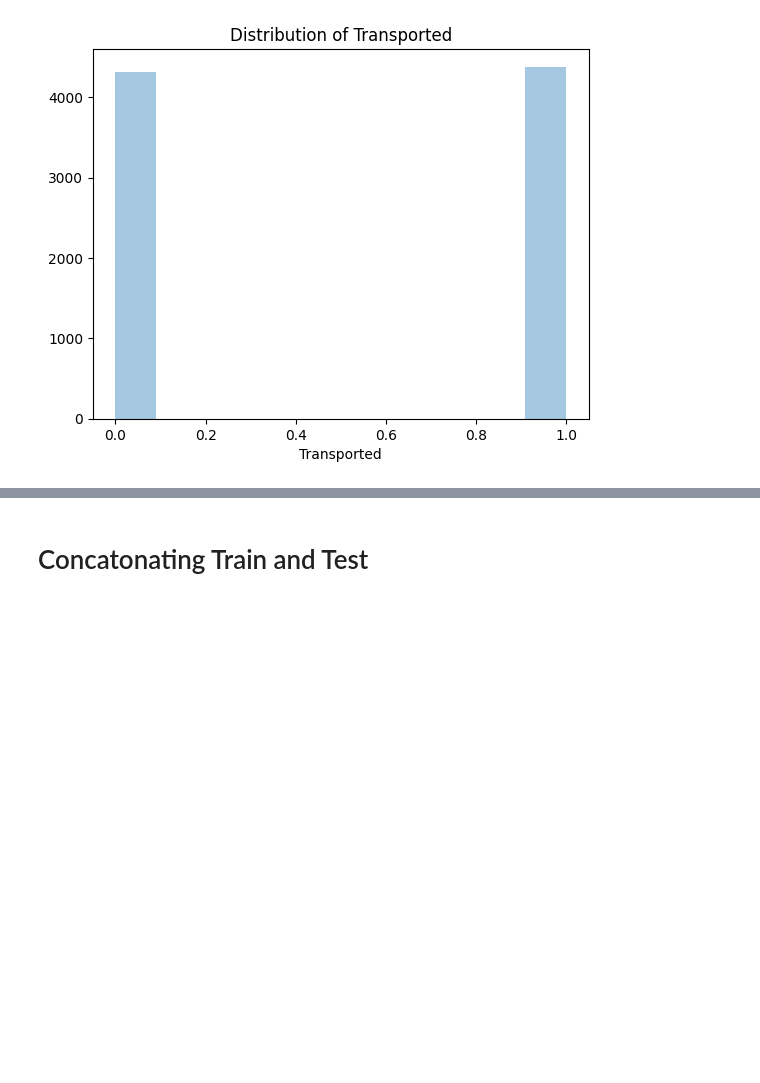
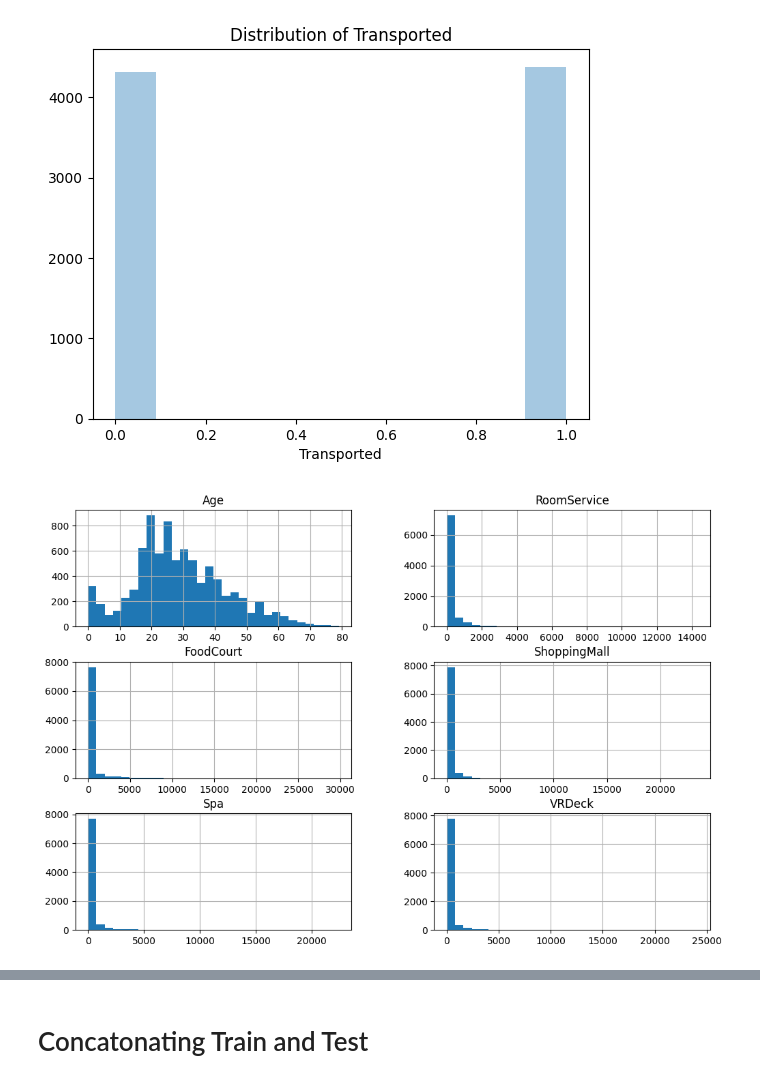
Before and after one commit to samcohen1/BigMenDoingASecondProject, a Jupyter notebook: project.ipynb, the cells around one changed output, grey strips where cells are left out. Saved outputs shown, nothing was run; the diff lists cells and outputs as text; code cells hidden in the pictures; blank space fills up the shorter version.

```diff
--- a/project.ipynb
+++ b/project.ipynb
@@ -74,3 +74,9 @@ def plot_transported():
 plot_transported()
 # %% [output]
 [figure]
+# %%
+# Histograms
+train_df.hist(bins=30, figsize=(12, 8))
+plt.show()
+# %% [output]
+[figure, added]
```
Also changed, not shown: parts of 15 cells of this notebook.
